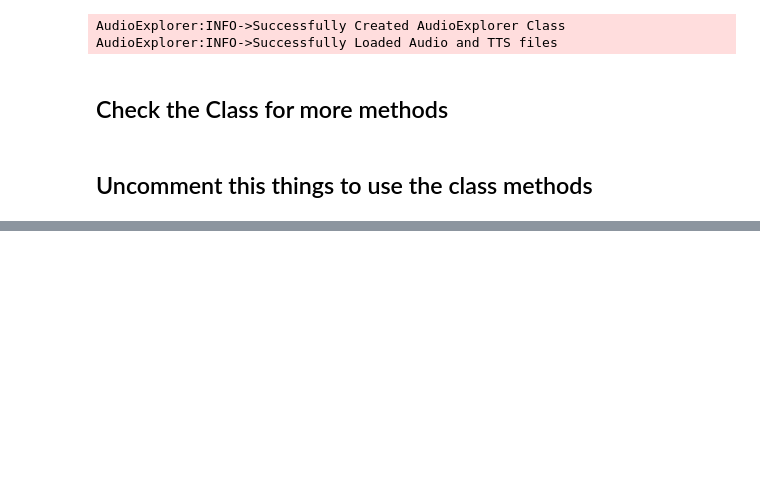
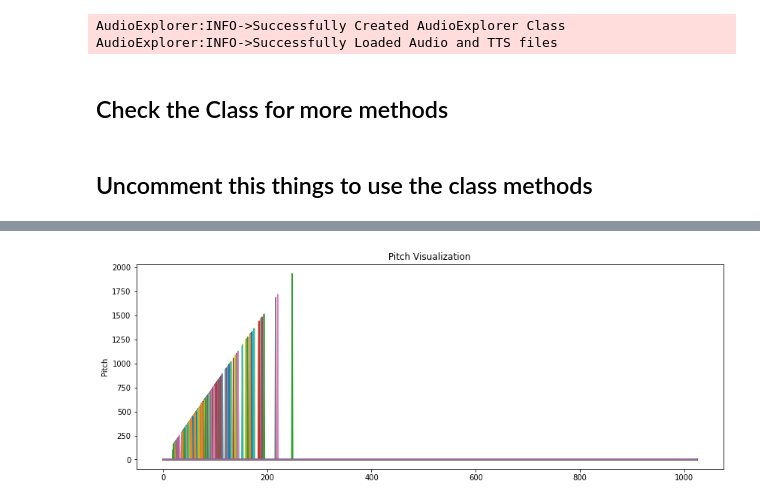
Before and after one commit to ItsDebol/AMH-STT, a Jupyter notebook: notebooks/AudioExploration.ipynb, the cells around one changed output, grey strips where cells are left out. Cells and saved outputs as stored; diff of their text form; code cells hidden in the pictures; blank space fills up the shorter version.

```diff
--- a/notebooks/AudioExploration.ipynb
+++ b/notebooks/AudioExploration.ipynb
@@ -45,0 +60,3 @@ ae.get_audio_info_with_tts().head(5)
+# %%
+ae.get_pitch_visualization(0)
+# %% [output]
@@ -45,0 +64 @@ ae.get_audio_info_with_tts().head(5)
+[figure, added]
```
Also changed, not shown: parts of 13 cells of this notebook, 1 other file.
